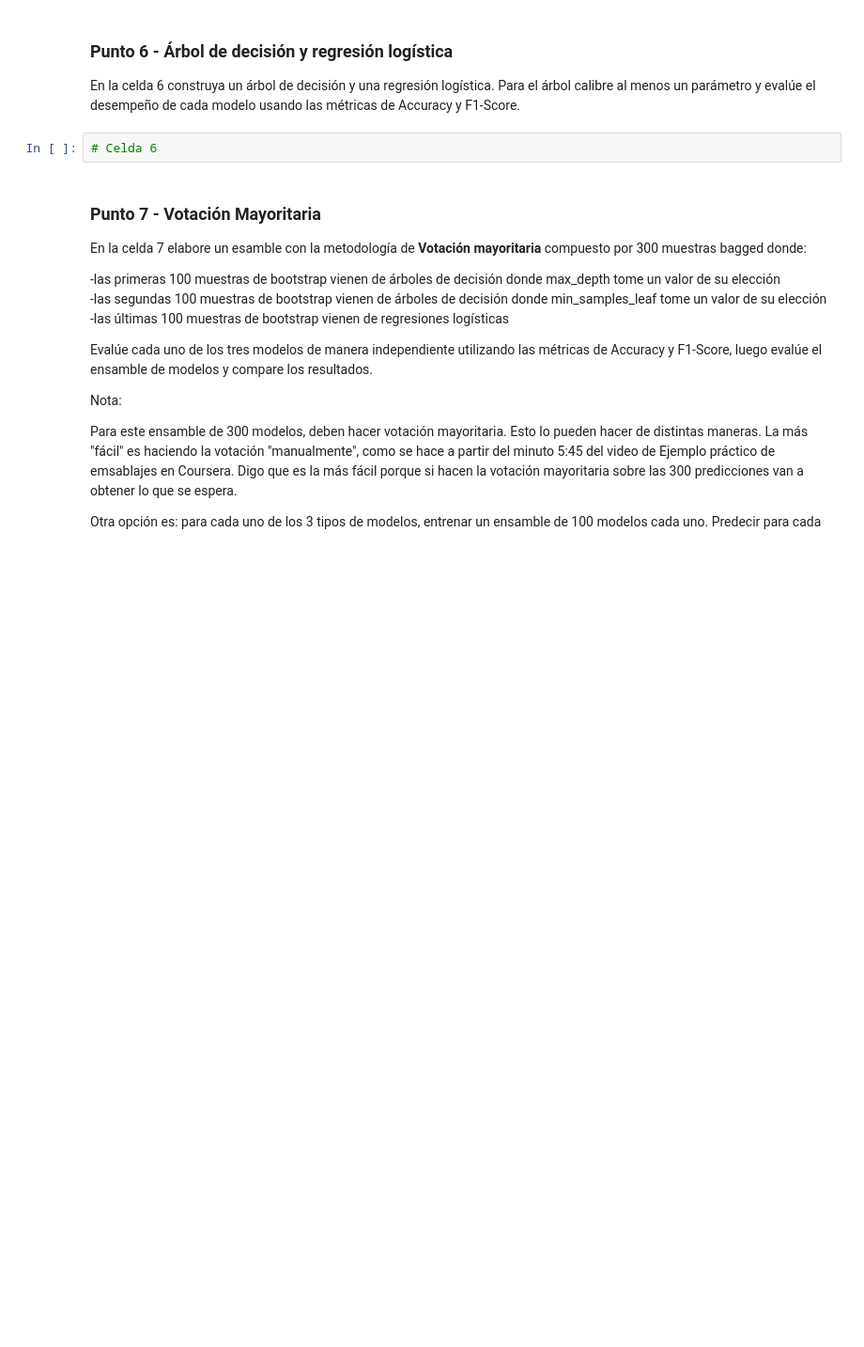
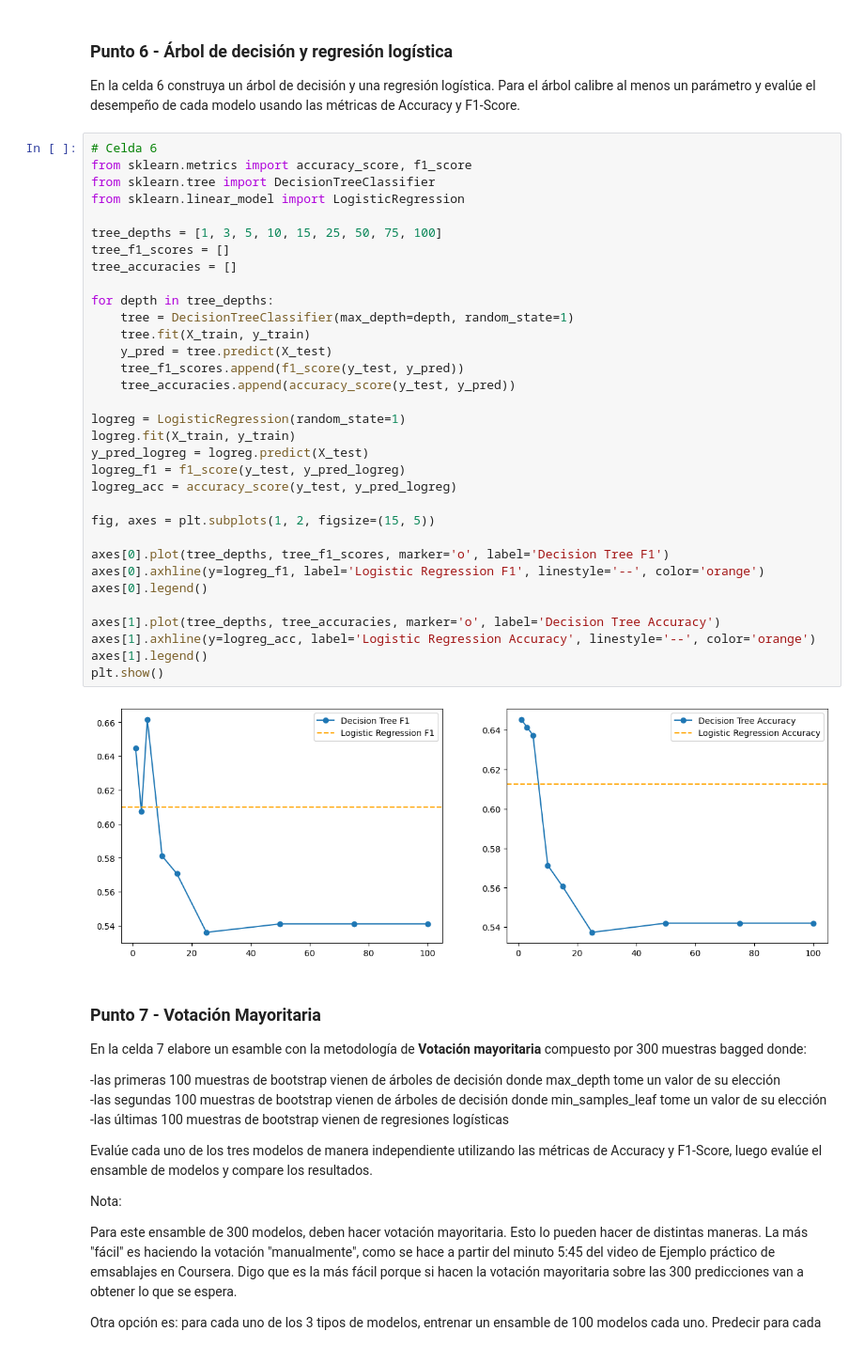
Before and after one commit to jcamiloparra7/MIAD_ML_NLP_2026, a Jupyter notebook: Semana 1/S1TC1_arboles_ensamblajes.ipynb, the cells around one changed output. Shown at 94% size. Drawn from its saved outputs; the diff is of its cells as text; blank space fills up the shorter version.

```diff
--- a/Semana 1/S1TC1_arboles_ensamblajes.ipynb
+++ b/Semana 1/S1TC1_arboles_ensamblajes.ipynb
@@ -233,8 +324,41 @@ X_train, X_test, y_train, y_test = train_test_split(X, y, random_state=1)
 # %% [markdown]
 ### Punto 6 - Árbol de decisión y regresión logística
 En la celda 6 construya un árbol de decisión y una regresión logística. Para el árbol calibre al menos un parámetro y evalúe el desempeño de cada modelo usando las métricas de Accuracy y F1-Score.
-# %%
-# Celda 6
+# %%
+# Celda 6
+from sklearn.metrics import accuracy_score, f1_score
+from sklearn.tree import DecisionTreeClassifier
+from sklearn.linear_model import LogisticRegression
+
+tree_depths = [1, 3, 5, 10, 15, 25, 50, 75, 100]
+tree_f1_scores = []
+tree_accuracies = []
+
+for depth in tree_depths:
+    tree = DecisionTreeClassifier(max_depth=depth, random_state=1)
+    tree.fit(X_train, y_train)
+    y_pred = tree.predict(X_test)
+    tree_f1_scores.append(f1_score(y_test, y_pred))
+    tree_accuracies.append(accuracy_score(y_test, y_pred))
+
+logreg = LogisticRegression(random_state=1)
+logreg.fit(X_train, y_train)
+y_pred_logreg = logreg.predict(X_test)
+logreg_f1 = f1_score(y_test, y_pred_logreg)
+logreg_acc = accuracy_score(y_test, y_pred_logreg)
+
+fig, axes = plt.subplots(1, 2, figsize=(15, 5))
+
+axes[0].plot(tree_depths, tree_f1_scores, marker='o', label='Decision Tree F1')
+axes[0].axhline(y=logreg_f1, label='Logistic Regression F1', linestyle='--', color='orange')
+axes[0].legend()
+
+axes[1].plot(tree_depths, tree_accuracies, marker='o', label='Decision Tree Accuracy')
+axes[1].axhline(y=logreg_acc, label='Logistic Regression Accuracy', linestyle='--', color='orange')
+axes[1].legend()
+plt.show()
+# %% [output]
+[figure, added]
 # %% [markdown]
 ### Punto 7 - Votación Mayoritaria
 En la celda 7 elabore un esamble con la metodología de **Votación mayoritaria** compuesto por 300 muestras bagged donde:
```
Also changed, not shown: parts of 18 cells of this notebook.
